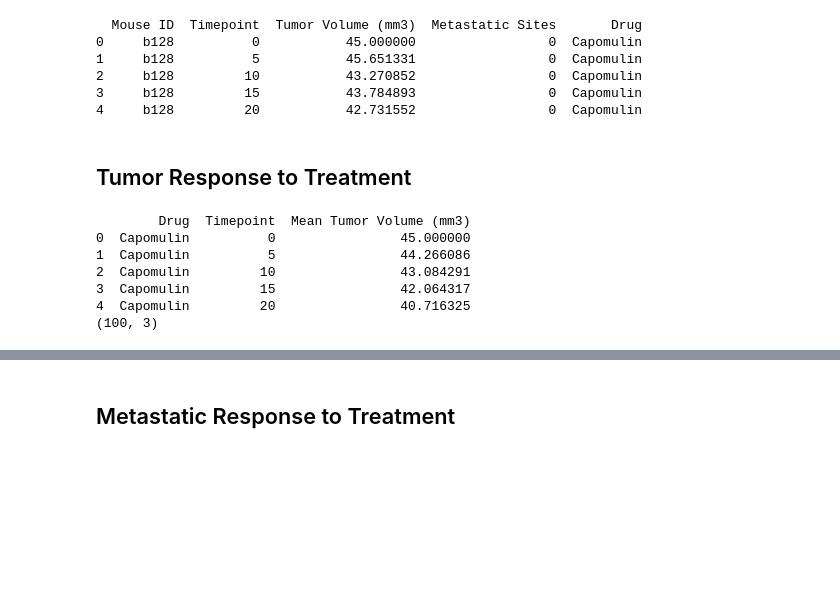
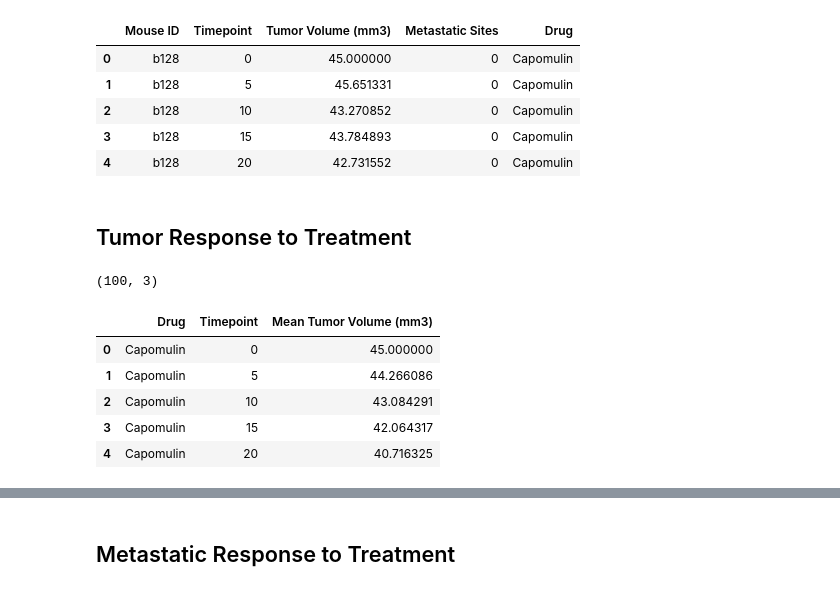
Before and after one commit to AlexandraOricchio/Matplotlib-Challenge, a Jupyter notebook: Pymaceuticals/Pymaceuticals_Notebook.ipynb, the cells around one changed output, grey strips where cells are left out. Drawn from its saved outputs; the diff is of its cells as text; code cells hidden in the pictures; blank space fills up the shorter version.

```diff
--- a/Pymaceuticals/Pymaceuticals_Notebook.ipynb
+++ b/Pymaceuticals/Pymaceuticals_Notebook.ipynb
@@ -4,40 +4,42 @@
 import matplotlib.pyplot as plt
 import pandas as pd
 import numpy as np
 import os
 from scipy.stats import sem
 
 # Hide warning messages in notebook
 import warnings
 warnings.filterwarnings('ignore')
 
 # File to Load (Remember to Change These)data.cs
 mouse_path =os.path.join("..","..","Resources","data","mouse_drug_data.csv")
 clinical_path =os.path.join("..","..","Resources","data","clinicaltrial_data.csv")
 
 # Read the Mouse and Drug Data and the Clinical Trial Data
 mouse_df=pd.read_csv(mouse_path)
 clinical_df=pd.read_csv(clinical_path)
 mouse_df=pd.DataFrame(mouse_df)
 clinical_df=pd.DataFrame(clinical_df)
 # print(mouse_df.head())
 # print(clinical_df.head())
 # print(mouse_df.shape)
 # print(clinical_df.shape)
 
 # Combine the data into a single dataset
 merged_df=pd.merge(clinical_df,mouse_df,on="Mouse ID",how="outer")
 
 # Display the data table for preview
-print(merged_df.head())
+
 # print(merged_df.shape)
+# print(merged_df.isnull().any())
+merged_df.head()
 # %% [output]
-  Mouse ID  Timepoint  Tumor Volume (mm3)  Metastatic Sites       Drug
-0     b128          0           45.000000                 0  Capomulin
-1     b128          5           45.651331                 0  Capomulin
-2     b128         10           43.270852                 0  Capomulin
-3     b128         15           43.784893                 0  Capomulin
-4     b128         20           42.731552                 0  Capomulin
+|  | Mouse ID | Timepoint | Tumor Volume (mm3) | Metastatic Sites | Drug |
+| 0 | b128 | 0 | 45.000000 | 0 | Capomulin |
+| 1 | b128 | 5 | 45.651331 | 0 | Capomulin |
+| 2 | b128 | 10 | 43.270852 | 0 | Capomulin |
+| 3 | b128 | 15 | 43.784893 | 0 | Capomulin |
+| 4 | b128 | 20 | 42.731552 | 0 | Capomulin |
 # %% [markdown]
 ## Tumor Response to Treatment
 # %%
@@ -50,16 +52,16 @@ tumor_df=tumor_df.reset_index()
 tumor_df=tumor_df.rename(columns={'Tumor Volume (mm3)':'Mean Tumor Volume (mm3)'})
 
 # Preview DataFrame
-print(tumor_df.head())
 print(tumor_df.shape)
+tumor_df.head()
 # %% [output]
-        Drug  Timepoint  Mean Tumor Volume (mm3)
-0  Capomulin          0                45.000000
-1  Capomulin          5                44.266086
-2  Capomulin         10                43.084291
-3  Capomulin         15                42.064317
-4  Capomulin         20                40.716325
 (100, 3)
+|  | Drug | Timepoint | Mean Tumor Volume (mm3) |
+| 0 | Capomulin | 0 | 45.000000 |
+| 1 | Capomulin | 5 | 44.266086 |
+| 2 | Capomulin | 10 | 43.084291 |
+| 3 | Capomulin | 15 | 42.064317 |
+| 4 | Capomulin | 20 | 40.716325 |
 # %%
 # Store the Standard Error of Tumor Volumes Grouped by Drug and Timepoint
 sem_group=merged_df.groupby(['Drug','Timepoint'])
```
Also changed, not shown: parts of 10 cells of this notebook.
